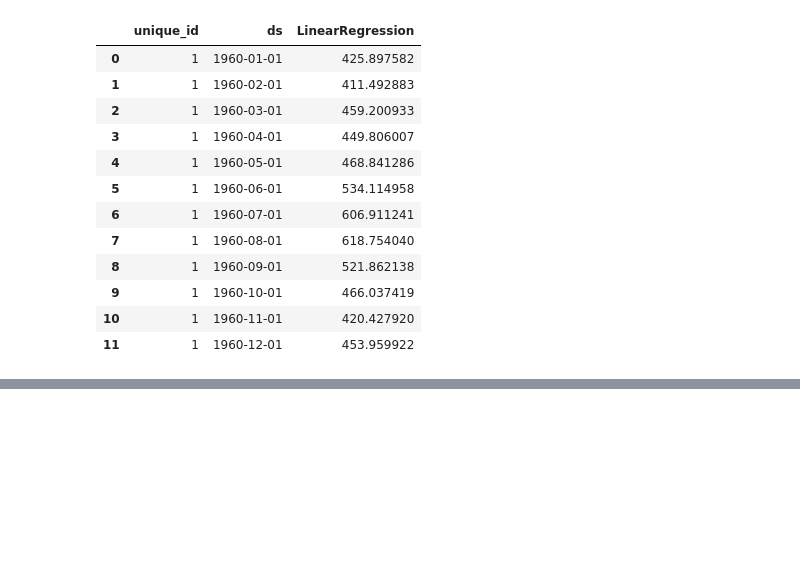
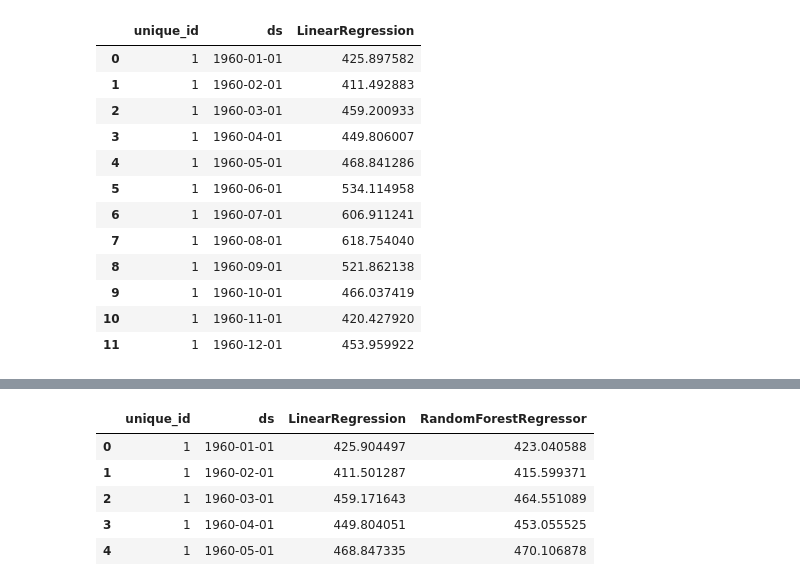
Before and after one commit to heylucasleao/tinyshift, a Jupyter notebook: tinyshift/examples/dmstl.ipynb, the cells around one changed output, grey strips where cells are left out. Drawn from its saved outputs; the diff is of its cells as text; code cells hidden in the pictures; blank space fills up the shorter version.

```diff
--- a/tinyshift/examples/dmstl.ipynb
+++ b/tinyshift/examples/dmstl.ipynb
@@ -429,0 +434,20 @@ exog_forecasts
+# %%
+import joblib
+
+model_path = "dmstl_model.joblib"
+
+# Save the fitted wrapper (works the same for mode="local" or mode="global").
+joblib.dump(dmstl, model_path)
+
+# Load it back into a new object.
+loaded_dmstl = joblib.load(model_path)
+
+loaded_forecast = loaded_dmstl.predict(h=12)
+loaded_forecast.head()
+# %% [output]
+|  | unique_id | ds | LinearRegression | RandomForestRegressor |
+| 0 | 1 | 1960-01-01 | 425.904497 | 423.040588 |
+| 1 | 1 | 1960-02-01 | 411.501287 | 415.599371 |
+| 2 | 1 | 1960-03-01 | 459.171643 | 464.551089 |
+| 3 | 1 | 1960-04-01 | 449.804051 | 453.055525 |
+| 4 | 1 | 1960-05-01 | 468.847335 | 470.106878 |
```
Also changed, not shown: parts of 1 cell of this notebook, 1 other file.
